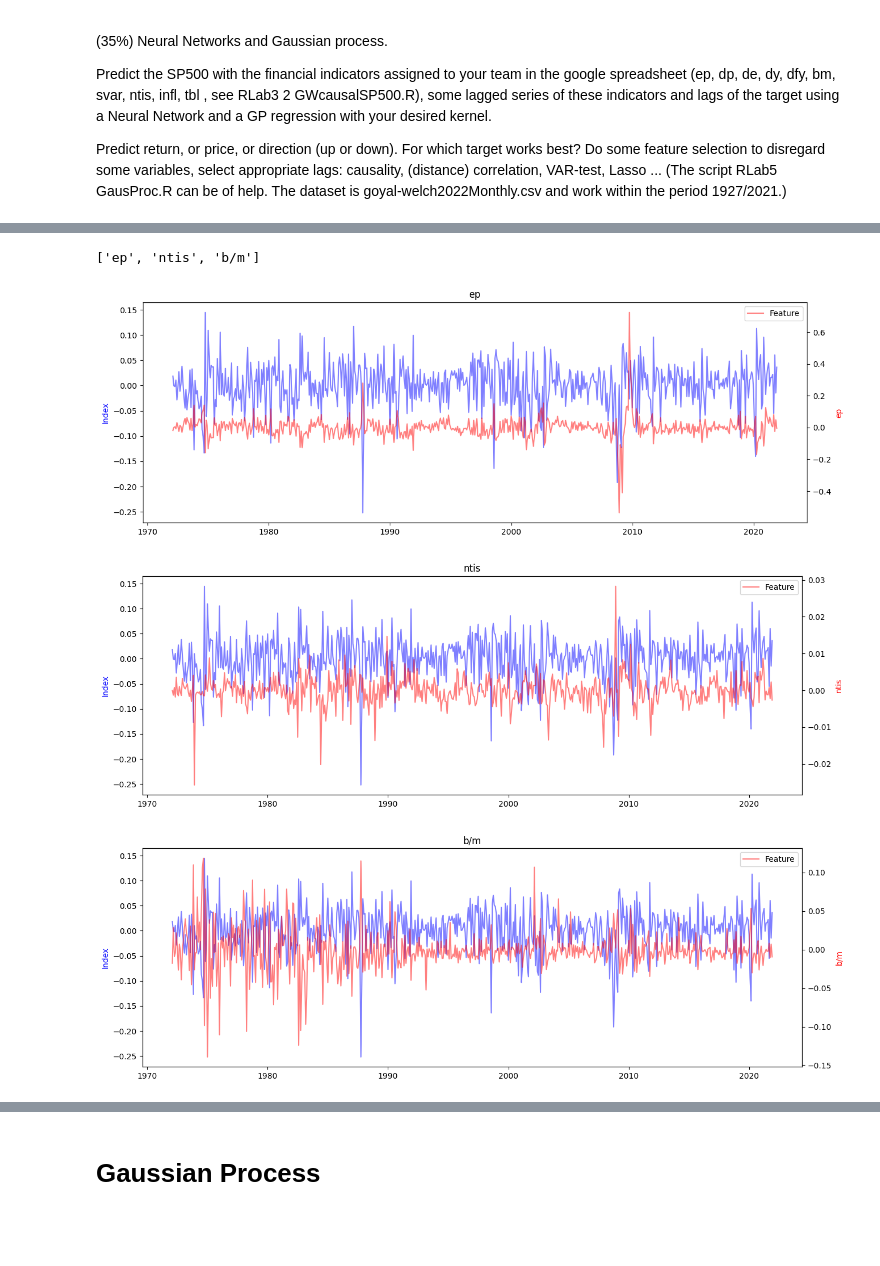
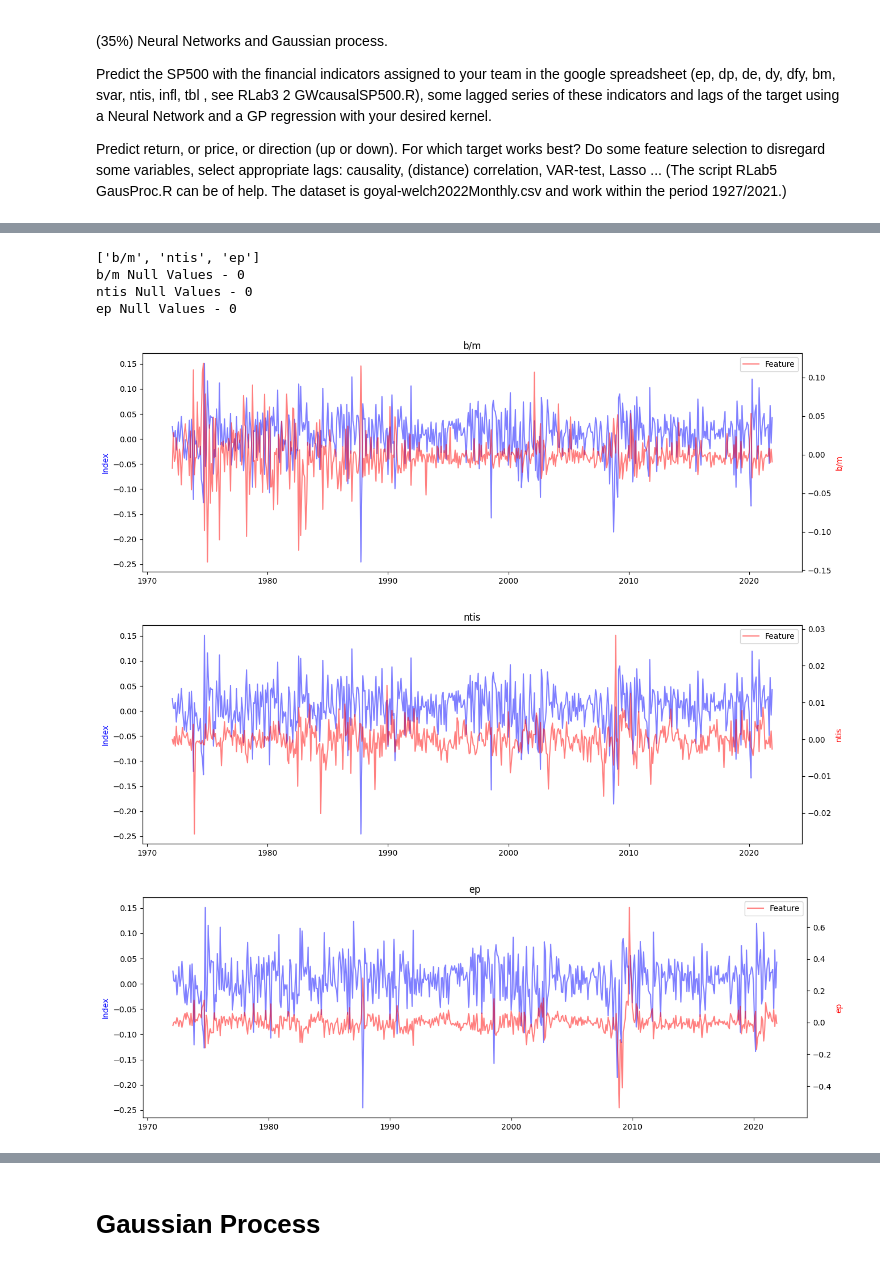
Before and after one commit to jonnycodd99/ML-for-Finance, a Jupyter notebook: Homework 1/01. Question 3.ipynb, the cells around one changed output, grey strips where cells are left out. Cells and saved outputs as stored; diff of their text form; code cells hidden in the pictures; blank space fills up the shorter version.

```diff
--- a/Homework 1/01. Question 3.ipynb
+++ b/Homework 1/01. Question 3.ipynb
@@ -77,15 +71,4 @@ tau = 1 #data is monthly. Try tau=12 (year), tau=3 (quarterly)
 # %%
-file = 'goyal-welch2022Monthly.csv'
-df = pd.read_csv(os.path.join(DATA_DIR, file)) #,
-                   #usecols=['yyyymm', 'Index', 'b/m', 'ep', 'ntis'])
-
-df['Index'] = df['Index'].apply(lambda x: x.replace(',', '')).astype(float)
-df['date'] = pd.to_datetime(df['yyyymm'], format='%Y%m')
-
-dateI = "1972-01-01"
-dateF = "2021-12-31"
-df = df.query(f'date >= "{dateI}" & date <= "{dateF}"')
-
 ### Compute dp, de, ep, dy, dfy
 # dividend-price ratio (dp)
 df['dp'] = np.log(df['D12']) - np.log(df['Index'])
@@ -98,8 +81,10 @@ df['dy'] = np.log(df['D12'].shift(-1)) - np.log(df['Index'].shift(-1))
 # Default yield spread (dfy)= BAA-AAA rated corporate bond yields:
 df['dfy'] = df['BAA'] - df['AAA']  # Assuming 'BAA' and 'AAA' columns are available
 
-df.set_index('date')['Index'].plot()
-plt.show()
+df['date'] = pd.to_datetime(df['date'])
+fig = px.line(df, x='date', y='Index', title='Line Plot of Index Over Time')
+fig.show()
 
-df.set_index('date')['Index'].hist(bins=50)
-plt.show()
+df['date'] = pd.to_datetime(df['date'])
+fig = px.histogram(df, x='Index', nbins=50, title='Histogram of Index')
+fig.show()
@@ -109,12 +90,0 @@ plt.show()
-# %%
-# Option 2. Target as Return
-df['return'] = np.log(df['Index']).diff(tau)
-# try non-center (above) /center target (below)
-mean_target = df['return'].mean()
-df['return'] = df['return'] - mean_target ##Center the target
-
-df.set_index('date')['return'].plot()
-plt.show()
-
-df.set_index('date')['return'].hist(bins=50)
-plt.show()
@@ -150,28 +142,35 @@ elif type_target == 'return':
 else:
     TARGET = 'direction'
 # %%
-features = list(set(df.columns).intersection(['b/m', 'ntis', 'ep']))
+features = list(set(df.columns).intersection(['b/m', 'ntis', 'ep']))#, 'E12', 'D12']))
 print(features)
+
+## Checking Null Values
+for f in features:
+    print(f"{f} Null Values - {600 - np.sum(df[f].notnull())}")
 
 for feature in features:
     fig, ax1 = plt.subplots(figsize=(15, 5))
 
     ax1.plot(df['date'], df[TARGET], label='Index', color='blue', alpha=0.5)
     ax1.set_ylabel('Index', color='blue')
 
     ax2 = ax1.twinx()
     if TARGET == 'return':
         ax2.plot(df['date'], df[feature].diff(tau), label='Feature', color='red', alpha=0.5)
     else:
         ax2.plot(df['date'], df[feature], label='Feature', color='red', alpha=0.5)
 
     ax2.set_ylabel(feature, color='red')
 
     plt.title(f'{feature}')
     plt.legend()
     plt.show()
 # %% [output]
-['ep', 'ntis', 'b/m']
+['b/m', 'ntis', 'ep']
+b/m Null Values - 0
+ntis Null Values - 0
+ep Null Values - 0
-[figure, old version]
+[figure, new version]
 [figure]
-[figure, old version]
+[figure, new version]
```
Also changed, not shown: parts of 49 cells of this notebook, 6 other files.
